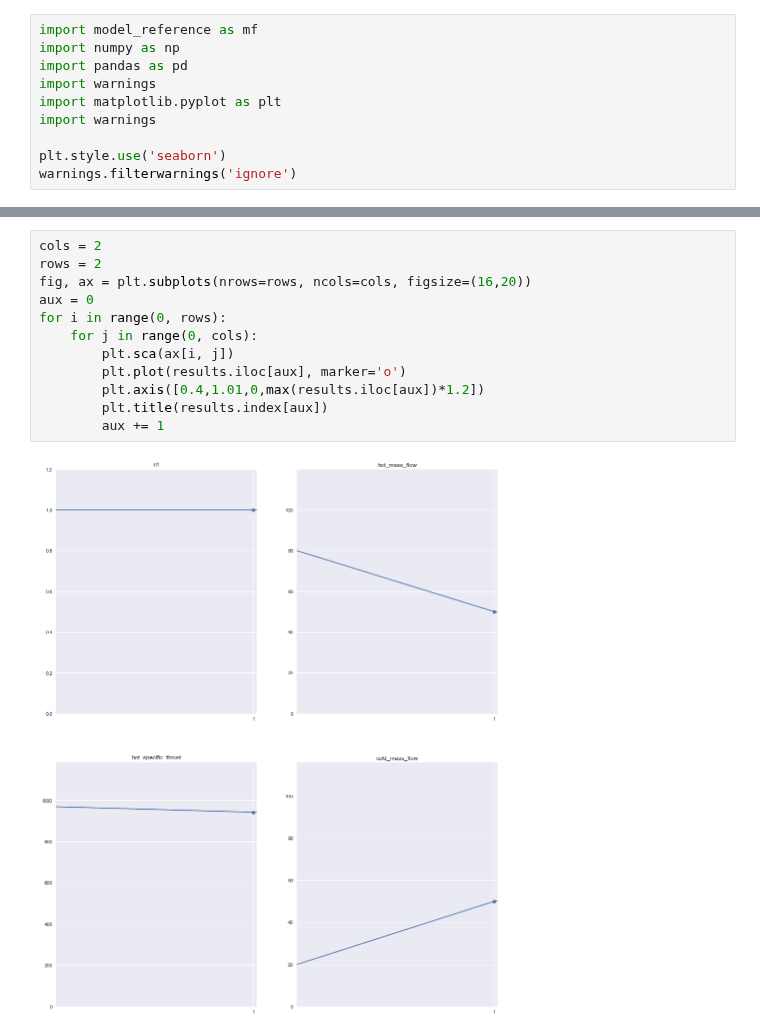
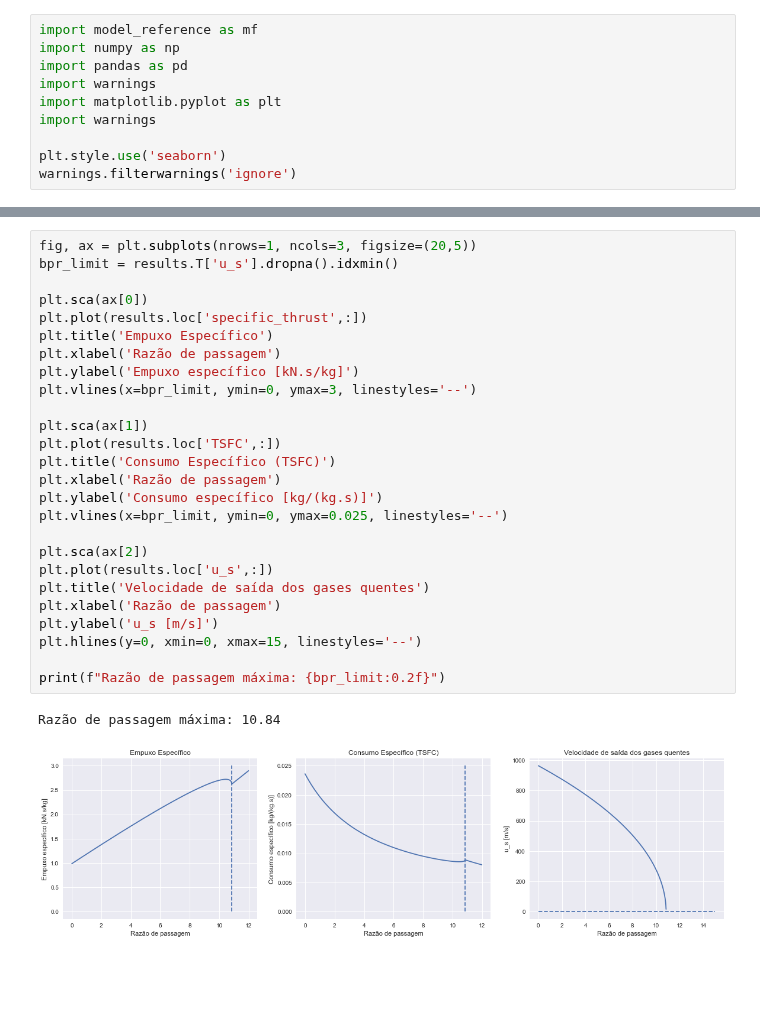
Before and after one commit to jonasdegrave/gas-turbine, a Jupyter notebook: questao_2.ipynb, the cells around one changed output, grey strips where cells are left out. Saved outputs shown, nothing was run; the diff lists cells and outputs as text; blank space fills up the shorter version.

```diff
--- a/questao_2.ipynb
+++ b/questao_2.ipynb
@@ -94,14 +105,29 @@ results
-# %%
-cols = 2
-rows = 2
-fig, ax = plt.subplots(nrows=rows, ncols=cols, figsize=(16,20))
-aux = 0
-for i in range(0, rows):
-    for j in range(0, cols):
-        plt.sca(ax[i, j])
-        plt.plot(results.iloc[aux], marker='o')
-        plt.axis([0.4,1.01,0,max(results.iloc[aux])*1.2])
-        plt.title(results.index[aux])
-        aux += 1
-# %% [output]
-[figure, removed]
+# %%
+fig, ax = plt.subplots(nrows=1, ncols=3, figsize=(20,5))
+bpr_limit = results.T['u_s'].dropna().idxmin()
+
+plt.sca(ax[0])
+plt.plot(results.loc['specific_thrust',:])
+plt.title('Empuxo Específico')
+plt.xlabel('Razão de passagem')
+plt.ylabel('Empuxo específico [kN.s/kg]')
+plt.vlines(x=bpr_limit, ymin=0, ymax=3, linestyles='--')
+
+plt.sca(ax[1])
+plt.plot(results.loc['TSFC',:])
+plt.title('Consumo Específico (TSFC)')
+plt.xlabel('Razão de passagem')
+plt.ylabel('Consumo específico [kg/(kg.s)]')
+plt.vlines(x=bpr_limit, ymin=0, ymax=0.025, linestyles='--')
+
+plt.sca(ax[2])
+plt.plot(results.loc['u_s',:])
+plt.title('Velocidade de saída dos gases quentes')
+plt.xlabel('Razão de passagem')
+plt.ylabel('u_s [m/s]')
+plt.hlines(y=0, xmin=0, xmax=15, linestyles='--')
+
+print(f"Razão de passagem máxima: {bpr_limit:0.2f}")
+# %% [output]
+Razão de passagem máxima: 10.84
+[figure, added]
```
Also changed, not shown: parts of 6 cells of this notebook.
